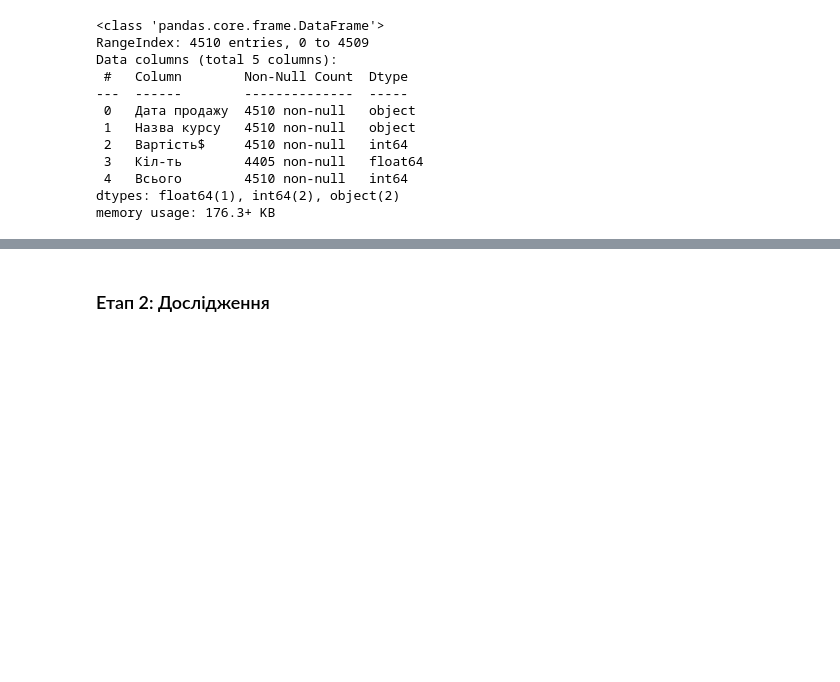
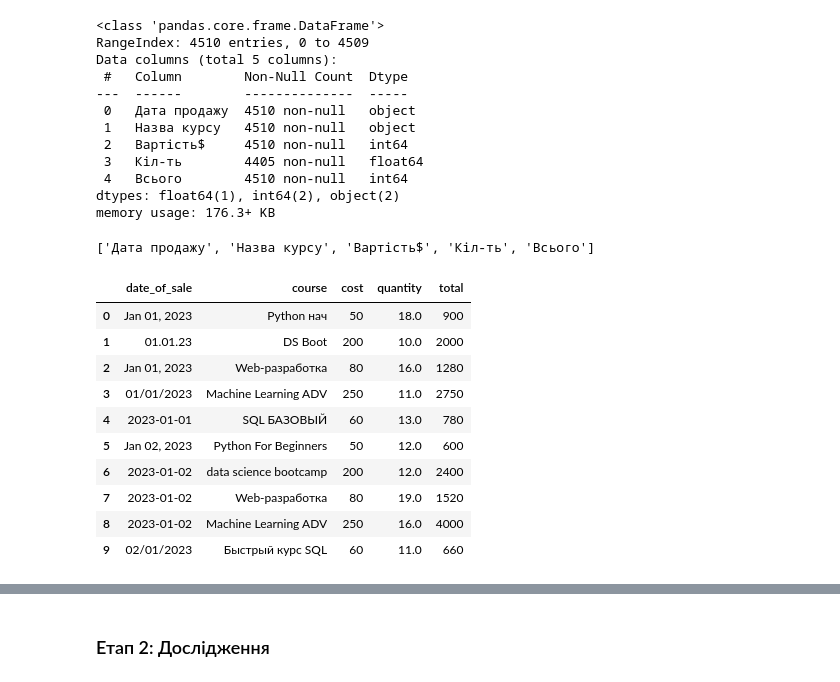
Before and after one commit to vstepin/My, a Jupyter notebook: mini_project_02_csv.ipynb, the cells around one changed output, grey strips where cells are left out. Cells and saved outputs as stored; diff of their text form; code cells hidden in the pictures; blank space fills up the shorter version.

```diff
--- a/mini_project_02_csv.ipynb
+++ b/mini_project_02_csv.ipynb
@@ -56,3 +57,32 @@ Data columns (total 5 columns):
  4   Всього        4510 non-null   int64
 dtypes: float64(1), int64(2), object(2)
 memory usage: 176.3+ KB
+# %%
+df.columns.tolist()
+# %% [output]
+['Дата продажу', 'Назва курсу', 'Вартість$', 'Кіл-ть', 'Всього']
+# %%
+df.rename(
+    columns = {
+      'Дата продажу': 'date_of_sale',
+      'Назва курсу': 'course',
+      'Вартість$': 'cost',
+      'Кіл-ть': 'quantity',
+      'Всього': 'total'
+    },
+    inplace = True
+)
+
+df.head(10)
+# %% [output]
+|  | date_of_sale | course | cost | quantity | total |
+| 0 | Jan 01, 2023 | Python нач | 50 | 18.0 | 900 |
+| 1 | 01.01.23 | DS Boot | 200 | 10.0 | 2000 |
+| 2 | Jan 01, 2023 | Web-разработка | 80 | 16.0 | 1280 |
+| 3 | 01/01/2023 | Machine Learning ADV | 250 | 11.0 | 2750 |
+| 4 | 2023-01-01 | SQL БАЗОВЫЙ | 60 | 13.0 | 780 |
+| 5 | Jan 02, 2023 | Python For Beginners | 50 | 12.0 | 600 |
+| 6 | 2023-01-02 | data science bootcamp | 200 | 12.0 | 2400 |
+| 7 | 2023-01-02 | Web-разработка | 80 | 19.0 | 1520 |
+| 8 | 2023-01-02 | Machine Learning ADV | 250 | 16.0 | 4000 |
+| 9 | 02/01/2023 | Быстрый курс SQL | 60 | 11.0 | 660 |
```
Also changed, not shown: parts of 7 cells of this notebook.
